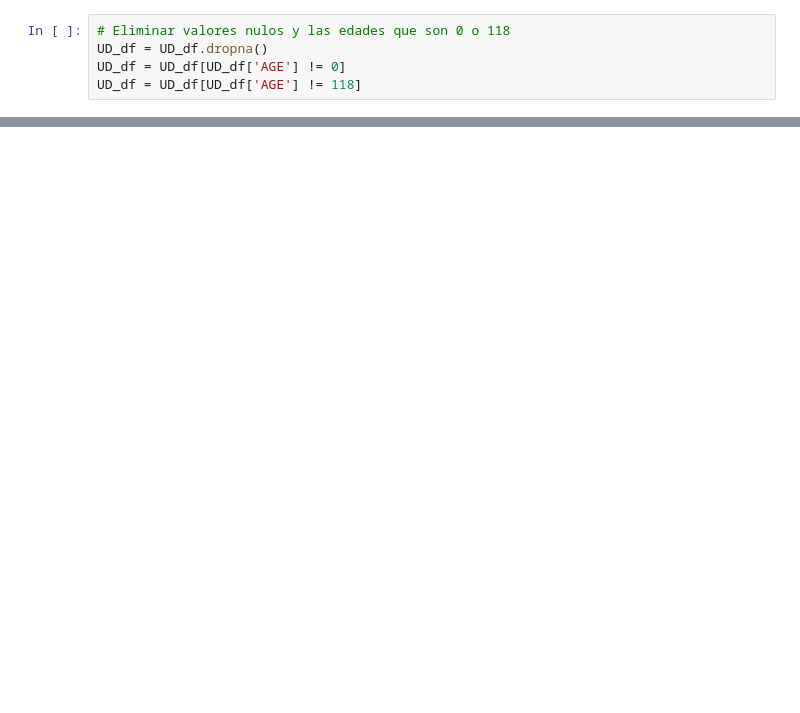
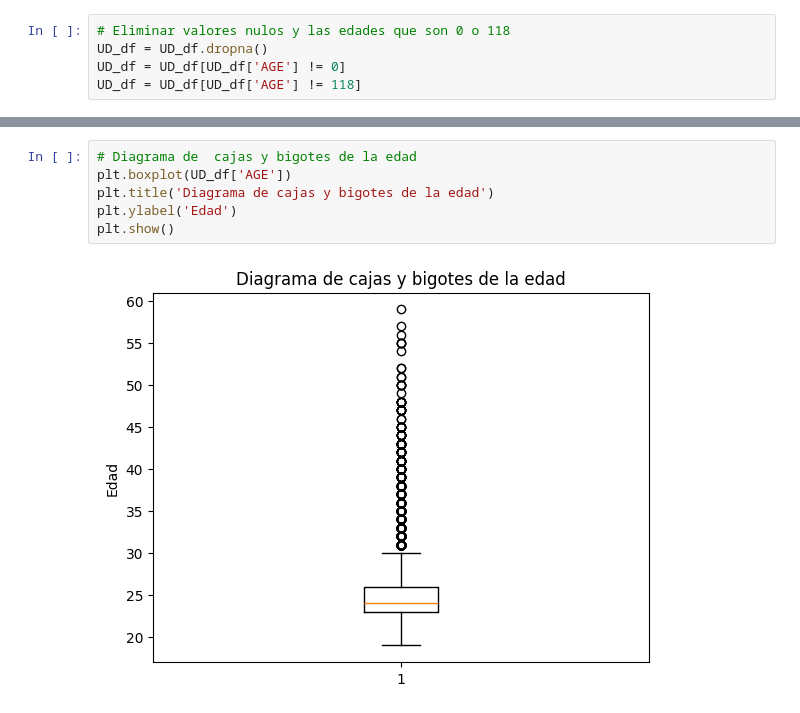
Before and after one commit to Checho019/academic-performance-prediction, a Jupyter notebook: data_exploration.ipynb, the cells around one changed output, grey strips where cells are left out. Cells and saved outputs as stored; diff of their text form; blank space fills up the shorter version.

Commit message:
Diagrama de cajas y vigotes

```diff
--- a/data_exploration.ipynb
+++ b/data_exploration.ipynb
@@ -168,0 +172,8 @@ NameError: name 'plt' is not defined
+# %%
+# Diagrama de  cajas y bigotes de la edad
+plt.boxplot(UD_df['AGE'])
+plt.title('Diagrama de cajas y bigotes de la edad')
+plt.ylabel('Edad')
+plt.show()
+# %% [output]
+[figure, added]
```
Also changed, not shown: parts of 3 cells of this notebook.
